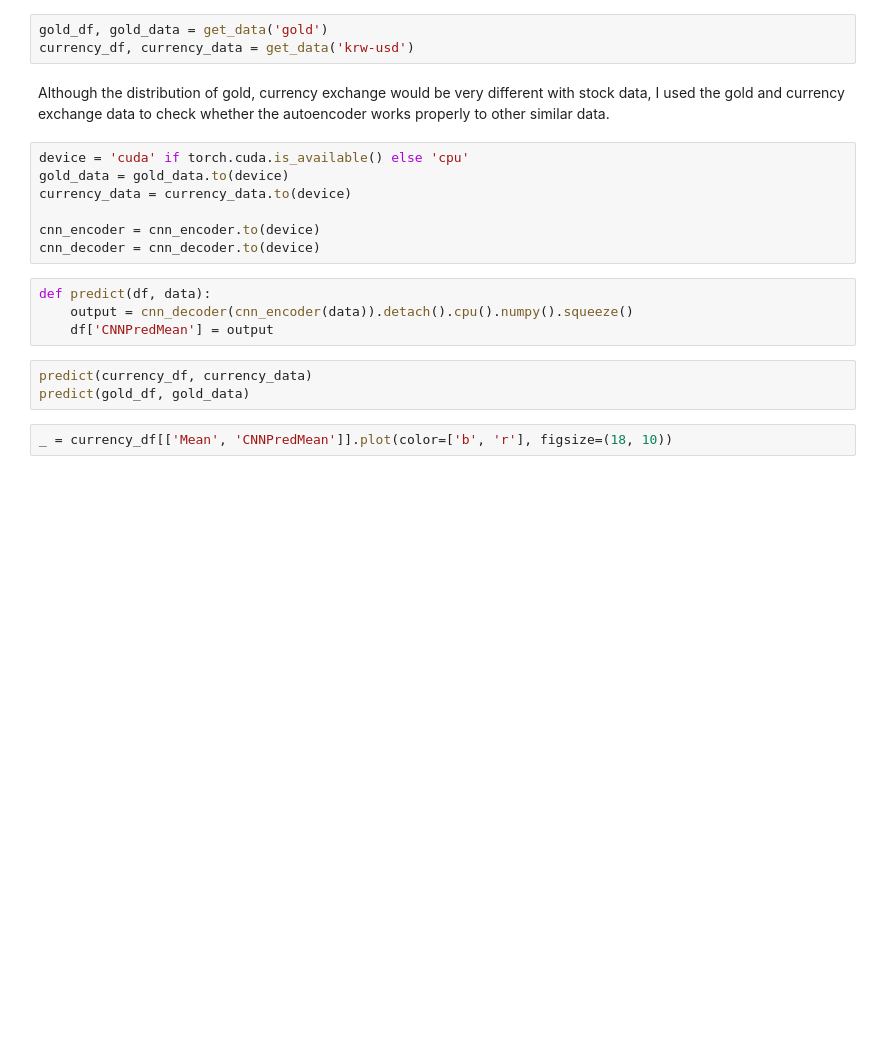
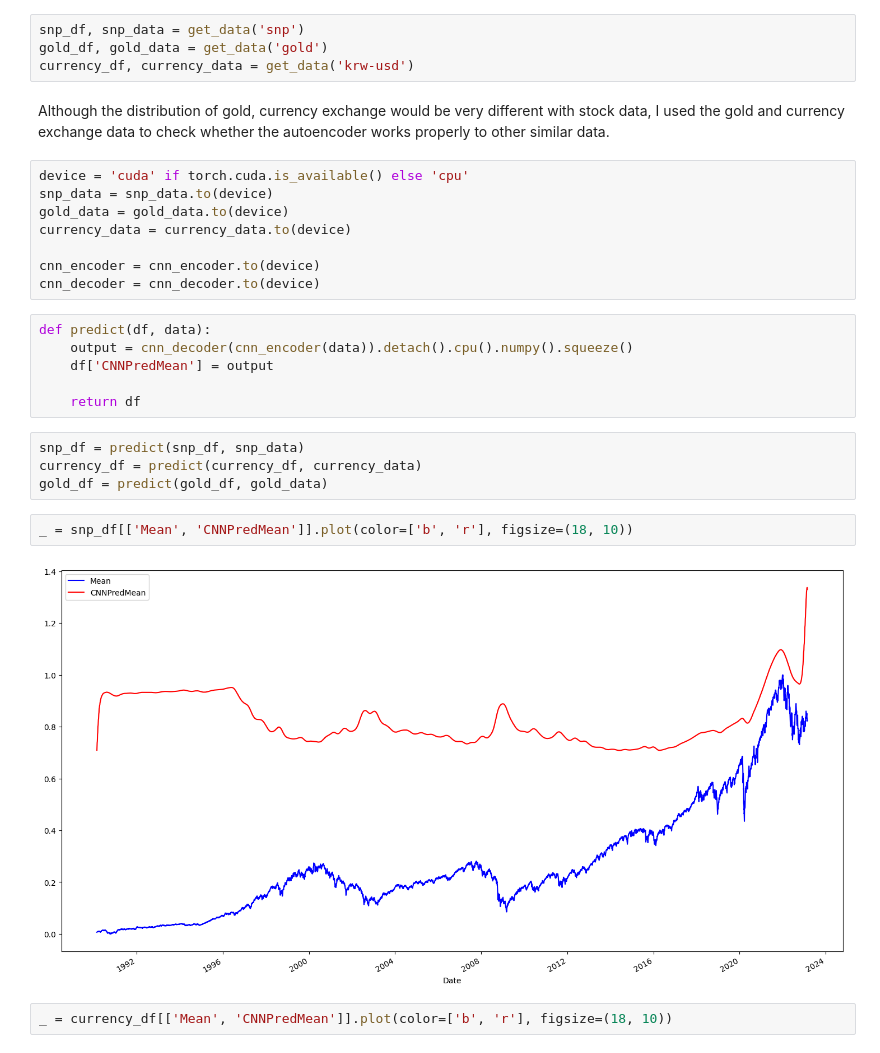
Before and after one commit to SOL1archive/Fin-Data-Denoising, a Jupyter notebook: autoencoder-test.ipynb, the cells around one changed output. Cells and saved outputs as stored; diff of their text form; blank space fills up the shorter version.

```diff
--- a/autoencoder-test.ipynb
+++ b/autoencoder-test.ipynb
@@ -63,12 +77,14 @@ def get_data(data_name):
 
     return df, data
 # %%
+snp_df, snp_data = get_data('snp')
 gold_df, gold_data = get_data('gold')
 currency_df, currency_data = get_data('krw-usd')
 # %% [markdown]
 Although the distribution of gold, currency exchange would be very different with stock data, I used the gold and currency exchange data to check whether the autoencoder works properly to other similar data.
 # %%
 device = 'cuda' if torch.cuda.is_available() else 'cpu'
+snp_data = snp_data.to(device)
 gold_data = gold_data.to(device)
 currency_data = currency_data.to(device)
 
@@ -78,9 +94,16 @@ cnn_decoder = cnn_decoder.to(device)
 def predict(df, data):
     output = cnn_decoder(cnn_encoder(data)).detach().cpu().numpy().squeeze()
     df['CNNPredMean'] = output
+
+    return df
 # %%
-predict(currency_df, currency_data)
-predict(gold_df, gold_data)
+snp_df = predict(snp_df, snp_data)
+currency_df = predict(currency_df, currency_data)
+gold_df = predict(gold_df, gold_data)
+# %%
+_ = snp_df[['Mean', 'CNNPredMean']].plot(color=['b', 'r'], figsize=(18, 10))
+# %% [output]
+[figure, added]
 # %%
 _ = currency_df[['Mean', 'CNNPredMean']].plot(color=['b', 'r'], figsize=(18, 10))
 # %% [output]
```
Also changed, not shown: parts of 2 cells of this notebook, 5 other files.
